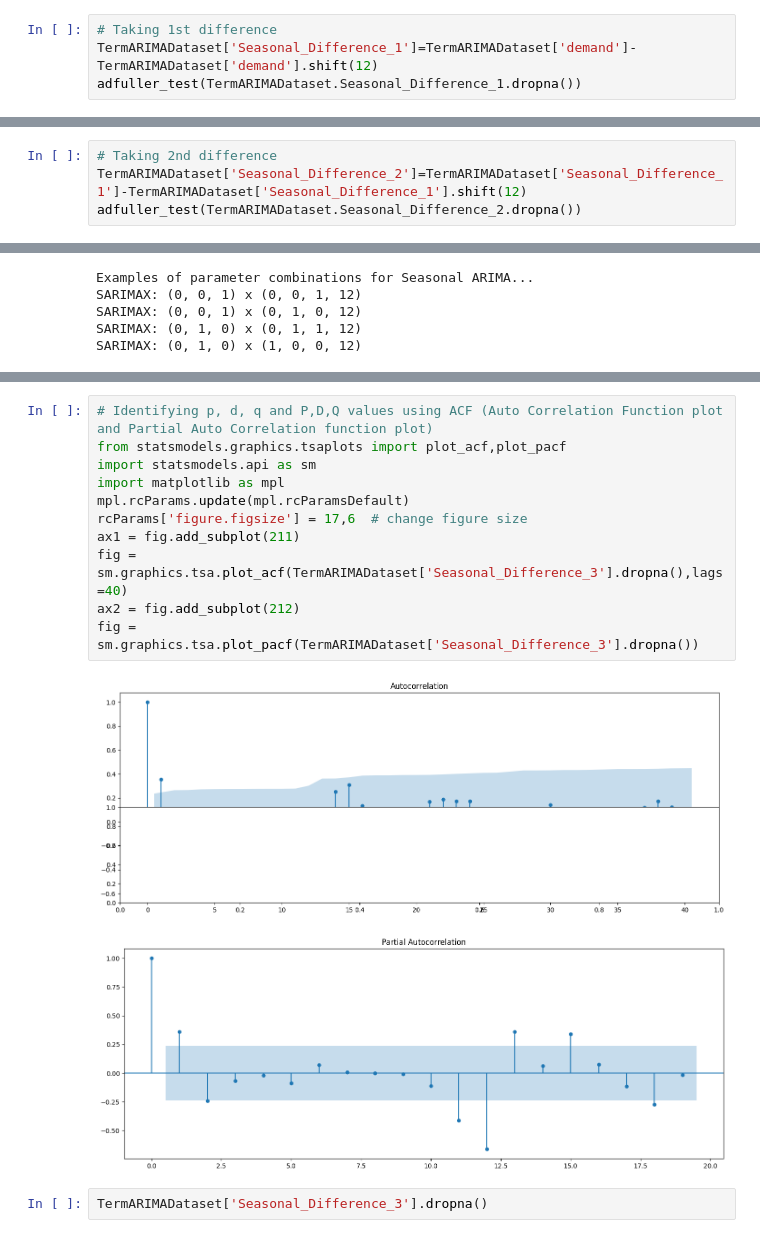
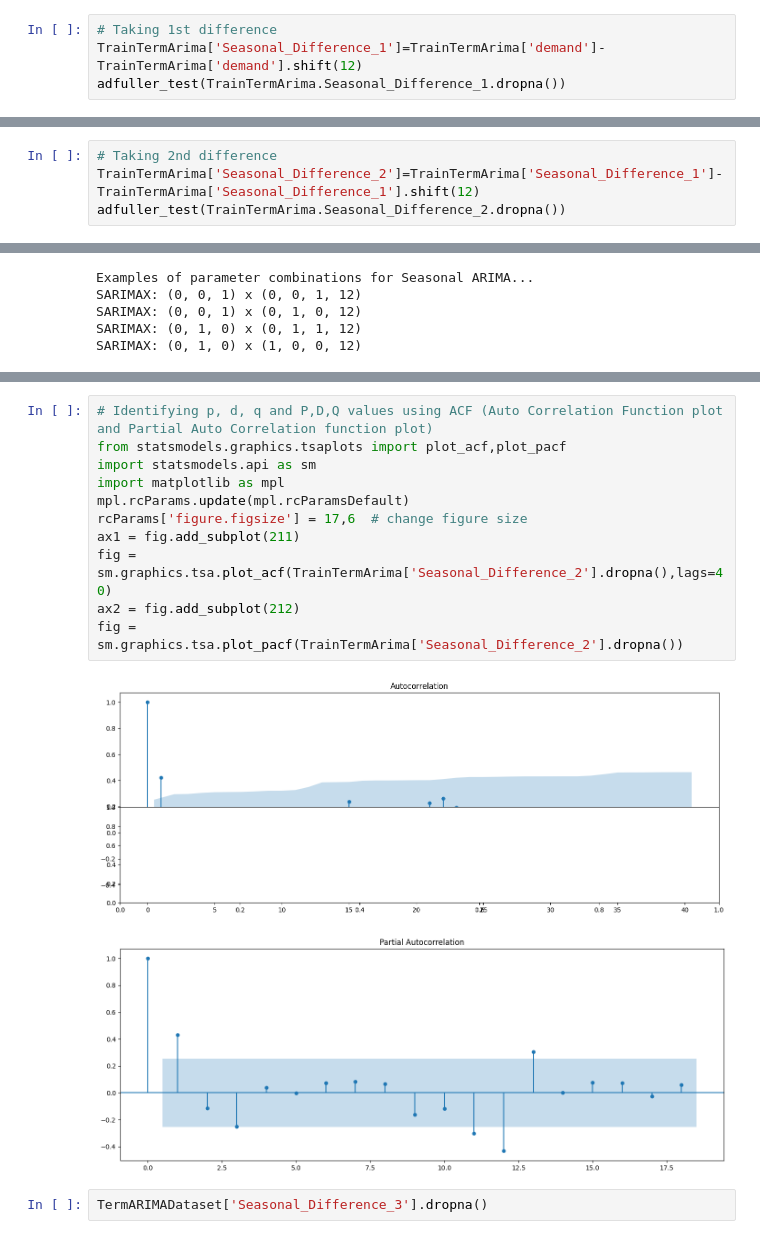
Before and after one commit to GDhasade/UK_National_Grid_TSA, a Jupyter notebook: DataCleaning_EDA.ipynb, the cells around one changed output, grey strips where cells are left out. Cells and saved outputs as stored; diff of their text form.

```diff
--- a/DataCleaning_EDA.ipynb
+++ b/DataCleaning_EDA.ipynb
@@ -861,6 +868,6 @@ Weak evidence against null hypothesis, time series has a unit root, indicating i
 - To make it stationary we shift data by 12 rows and take difference to make it stationary.
 # %%
 # Taking 1st difference
-TermARIMADataset['Seasonal_Difference_1']=TermARIMADataset['demand']-TermARIMADataset['demand'].shift(12)
-adfuller_test(TermARIMADataset.Seasonal_Difference_1.dropna())
+TrainTermArima['Seasonal_Difference_1']=TrainTermArima['demand']-TrainTermArima['demand'].shift(12)
+adfuller_test(TrainTermArima.Seasonal_Difference_1.dropna())
 # %% [output]
@@ -875,6 +882,6 @@ Weak evidence against null hypothesis, time series has a unit root, indicating i
 - Lets take second difference
 # %%
 # Taking 2nd difference
-TermARIMADataset['Seasonal_Difference_2']=TermARIMADataset['Seasonal_Difference_1']-TermARIMADataset['Seasonal_Difference_1'].shift(12)
-adfuller_test(TermARIMADataset.Seasonal_Difference_2.dropna())
+TrainTermArima['Seasonal_Difference_2']=TrainTermArima['Seasonal_Difference_1']-TrainTermArima['Seasonal_Difference_1'].shift(12)
+adfuller_test(TrainTermArima.Seasonal_Difference_2.dropna())
 # %% [output]
@@ -981,17 +969,17 @@ ARIMA(1, 1, 1)x(1, 1, 1, 12)12 - AIC:2760.703454410247
 # %%
 # Identifying p, d, q and P,D,Q values using ACF (Auto Correlation Function plot and Partial Auto Correlation function plot)
 from statsmodels.graphics.tsaplots import plot_acf,plot_pacf
 import statsmodels.api as sm
 import matplotlib as mpl
 mpl.rcParams.update(mpl.rcParamsDefault)
 rcParams['figure.figsize'] = 17,6  # change figure size
 ax1 = fig.add_subplot(211)
-fig = sm.graphics.tsa.plot_acf(TermARIMADataset['Seasonal_Difference_3'].dropna(),lags=40)
+fig = sm.graphics.tsa.plot_acf(TrainTermArima['Seasonal_Difference_2'].dropna(),lags=40)
 ax2 = fig.add_subplot(212)
-fig = sm.graphics.tsa.plot_pacf(TermARIMADataset['Seasonal_Difference_3'].dropna())
+fig = sm.graphics.tsa.plot_pacf(TrainTermArima['Seasonal_Difference_2'].dropna())
 # %% [output]
-[figure, old version]
+[figure, new version]
-[figure, old version]
+[figure, new version]
 # %%
 TermARIMADataset['Seasonal_Difference_3'].dropna()
 # %% [output]
```
Also changed, not shown: parts of 24 cells of this notebook.
